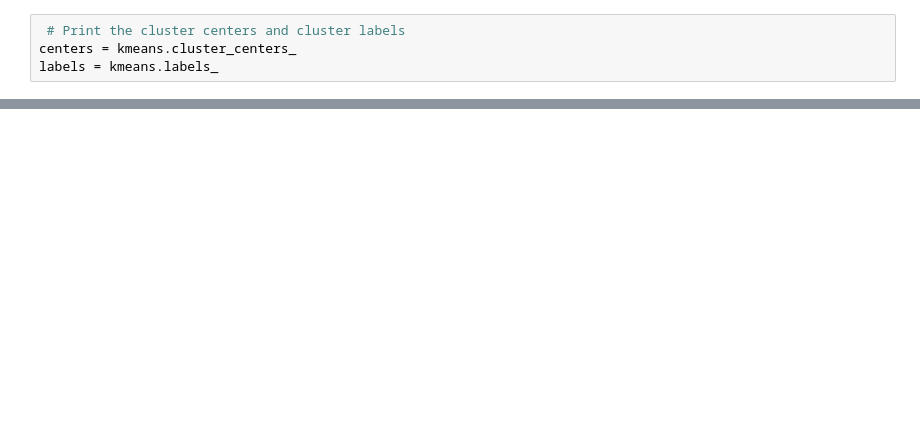
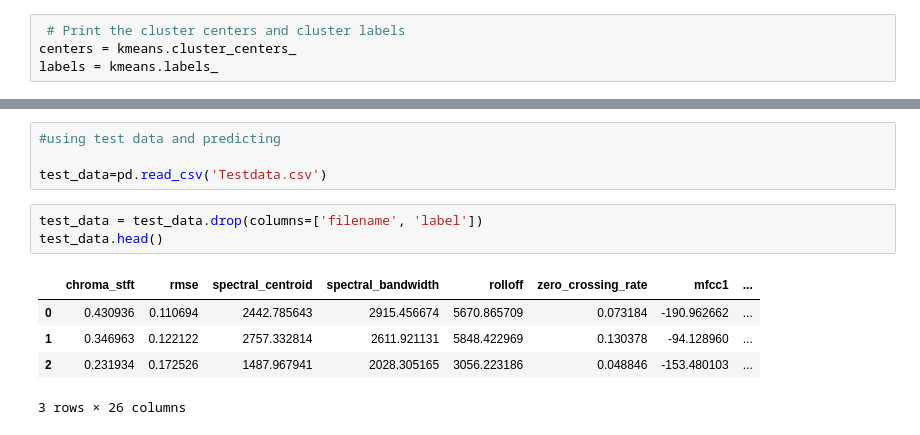
Before and after one commit to nanandaram/FinalPrj_ML_music_genre, a Jupyter notebook: brainstorm/PCA&kmeans_cluster.ipynb, the cells around one changed output, grey strips where cells are left out. Cells and saved outputs as stored; diff of their text form; blank space fills up the shorter version.

```diff
--- a/brainstorm/PCA&kmeans_cluster.ipynb
+++ b/brainstorm/PCA&kmeans_cluster.ipynb
@@ -94,0 +98,13 @@ plt.show()
+# %%
+#using test data and predicting
+
+test_data=pd.read_csv('Testdata.csv')
+# %%
+test_data = test_data.drop(columns=['filename', 'label'])
+test_data.head()
+# %% [output]
+|  | chroma_stft | rmse | spectral_centroid | spectral_bandwidth | rolloff | zero_crossing_rate | mfcc1 | ... |
+| 0 | 0.430936 | 0.110694 | 2442.785643 | 2915.456674 | 5670.865709 | 0.073184 | -190.962662 | ... |
+| 1 | 0.346963 | 0.122122 | 2757.332814 | 2611.921131 | 5848.422969 | 0.130378 | -94.128960 | ... |
+| 2 | 0.231934 | 0.172526 | 1487.967941 | 2028.305165 | 3056.223186 | 0.048846 | -153.480103 | ... |
+3 rows × 26 columns
```
Also changed, not shown: parts of 10 cells of this notebook, 1 other file.
